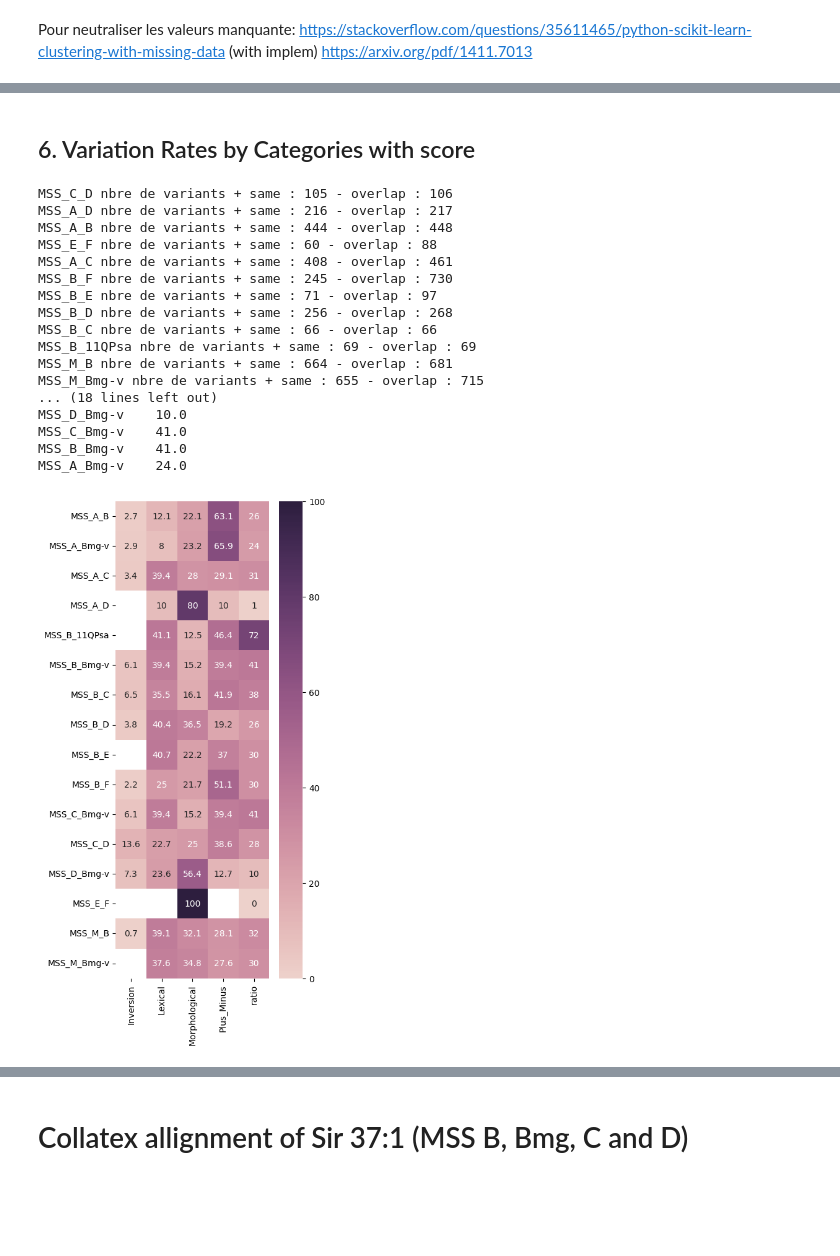
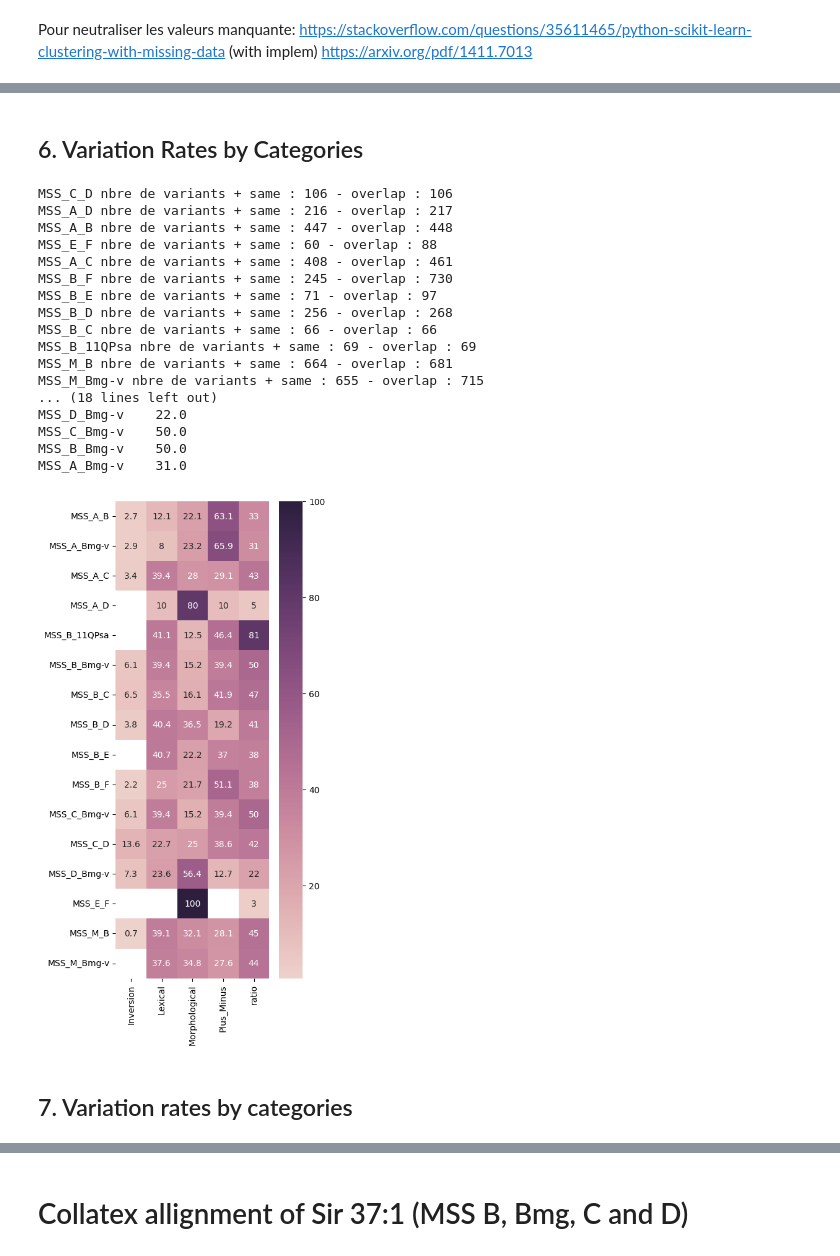
Before and after one commit to metz-theolab/Variant_Analysis_of_Ben_Sira_Hebrew_Manuscripts, a Jupyter notebook: Variant_Analysis.ipynb, the cells around one changed output, grey strips where cells are left out. Drawn from its saved outputs; the diff is of its cells as text; code cells hidden in the pictures; blank space fills up the shorter version.

```diff
--- a/Variant_Analysis.ipynb
+++ b/Variant_Analysis.ipynb
@@ -14,6 +15,20 @@ words_count = {}
 variations = {}
 ratio_var = {}
 ratio_var_scored = {}
+
+#All scored at 1
+score = {
+        "Inversion": 1,
+        "Lexical": 1,
+        "Morphological": 1,
+        "Plus_Minus": 1
+}
+# score = {
+#         "Inversion": 0.2,
+#         "Lexical": 1,
+#         "Morphological": 0.1,
+#         "Plus_Minus": 1
+# }
 # %% [markdown]
 ## 1. Load CSV Files
 # %%
@@ -201,6 +162,10 @@ def create_virtual_MSSmg(
 
 dataframes_virtual = {}
 dataframes_virtual = iterate_on_mg(dataframes)
+# Supprime les ancien Bmg
+dataframes_virtual = {k: v for k, v in dataframes_virtual.items() if "mg" not in k or k.endswith("-v")}
+
+dataframes_virtual.keys()
 # %% [output]
 The dataframes_virtual (pd.DataFrame) is created.
 Creating MSS_M_Bmg_v in dataframes_virtual...
@@ -441,20 +556,16 @@ D       5.0  41.0   22.0  42.0   0.0
 # %% [markdown]
-## 6. Variation Rates by Categories with score
+## 6. Variation Rates by Categories
 # %%
 """
 Variation rates on categories with score by variant:
 """
 
 def ratio_variance_scored (dfs: dict[str, pd.DataFrame]) -> pd.DataFrame:
-    score = {
-        "Inversion": 0.3,
-        "Lexical": 1,
-        "Morphological": 0.1,
-        "Plus_Minus": 1
-    }
+
 
     for filename, df in dfs.items():
 
+        df['Categories'] = df['Categories'].str.strip() #enlève les espaces qui pourraient trainer
         #Deletion of “Unclassifiable” lines
         df = df[df['Categories'] != 'Unclassifiable']
 
@@ -466,37 +577,39 @@ def ratio_variance_scored (dfs: dict[str, pd.DataFrame]) -> pd.DataFrame:
         overlap = df[df['Categories'] != 'Unclassifiable'].shape[0]
         print(f"{filename} nbre de variants + same : {total_variants + same} - overlap : {overlap}")
         scored_variants = {category: count * score.get(category, 1) for category, count in variants.items()}
         #print(f"{filename} with score : {scored_variants} - total variants {total_variants} - total mots {total_variants + same}")
         sum = 0
         for variant in variants:
             sum = sum + scored_variants[variant] * 100 / (total_variants + same)
             ratio_var_scored[filename][variant] = variants[variant] * 100 / total_variants
         ratio_var_scored[filename]["ratio"] = round(sum)
         #print(f"ratio variantes pondérées : {scored_variants}")
     table = pd.DataFrame.from_dict(ratio_var_scored).round(1).T.sort_index(ascending=True)
     plt.figure(figsize=(4, 10))
     sns.heatmap(table, annot=True, cmap=sns.cubehelix_palette(as_cmap=True), fmt='g')
     dist_df = pd.DataFrame.from_dict(ratio_var_scored).T[["ratio"]]
     return dist_df
 
 ratio_scored = ratio_variance_scored(dataframes_virtual)
 print(f"ratio des manuscrit avec score\n {ratio_scored}")
 # %% [output]
-MSS_C_D nbre de variants + same : 105 - overlap : 106
+MSS_C_D nbre de variants + same : 106 - overlap : 106
 MSS_A_D nbre de variants + same : 216 - overlap : 217
-MSS_A_B nbre de variants + same : 444 - overlap : 448
+MSS_A_B nbre de variants + same : 447 - overlap : 448
 MSS_E_F nbre de variants + same : 60 - overlap : 88
 MSS_A_C nbre de variants + same : 408 - overlap : 461
 MSS_B_F nbre de variants + same : 245 - overlap : 730
 MSS_B_E nbre de variants + same : 71 - overlap : 97
 MSS_B_D nbre de variants + same : 256 - overlap : 268
 MSS_B_C nbre de variants + same : 66 - overlap : 66
 MSS_B_11QPsa nbre de variants + same : 69 - overlap : 69
 MSS_M_B nbre de variants + same : 664 - overlap : 681
 MSS_M_Bmg-v nbre de variants + same : 655 - overlap : 715
 ... (18 lines left out)
-MSS_D_Bmg-v    10.0
-MSS_C_Bmg-v    41.0
-MSS_B_Bmg-v    41.0
-MSS_A_Bmg-v    24.0
+MSS_D_Bmg-v    22.0
+MSS_C_Bmg-v    50.0
+MSS_B_Bmg-v    50.0
+MSS_A_Bmg-v    31.0
-[figure, old version]
+[figure, new version]
+# %% [markdown]
+## 7. Variation rates by categories
```
Also changed, not shown: parts of 32 cells of this notebook.
